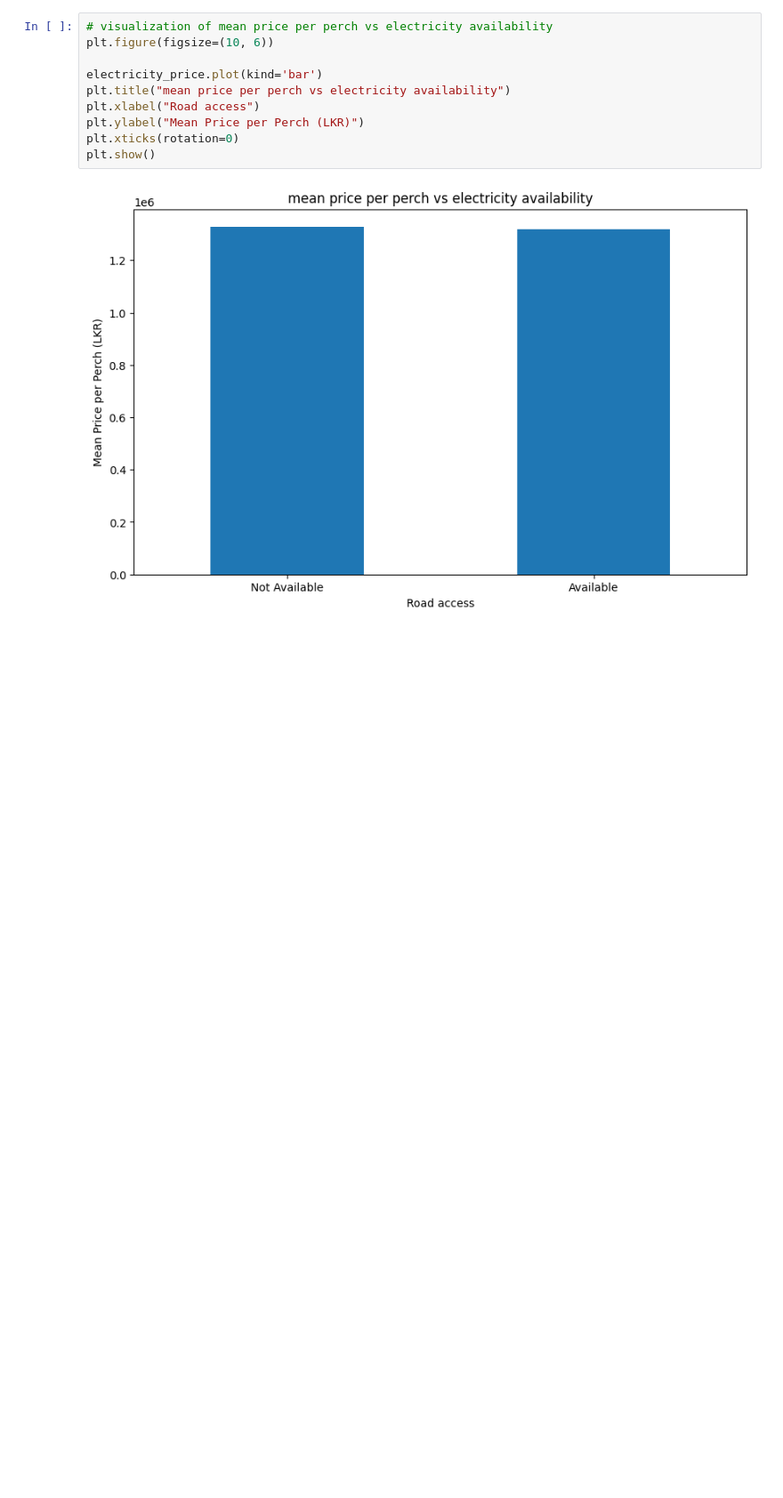
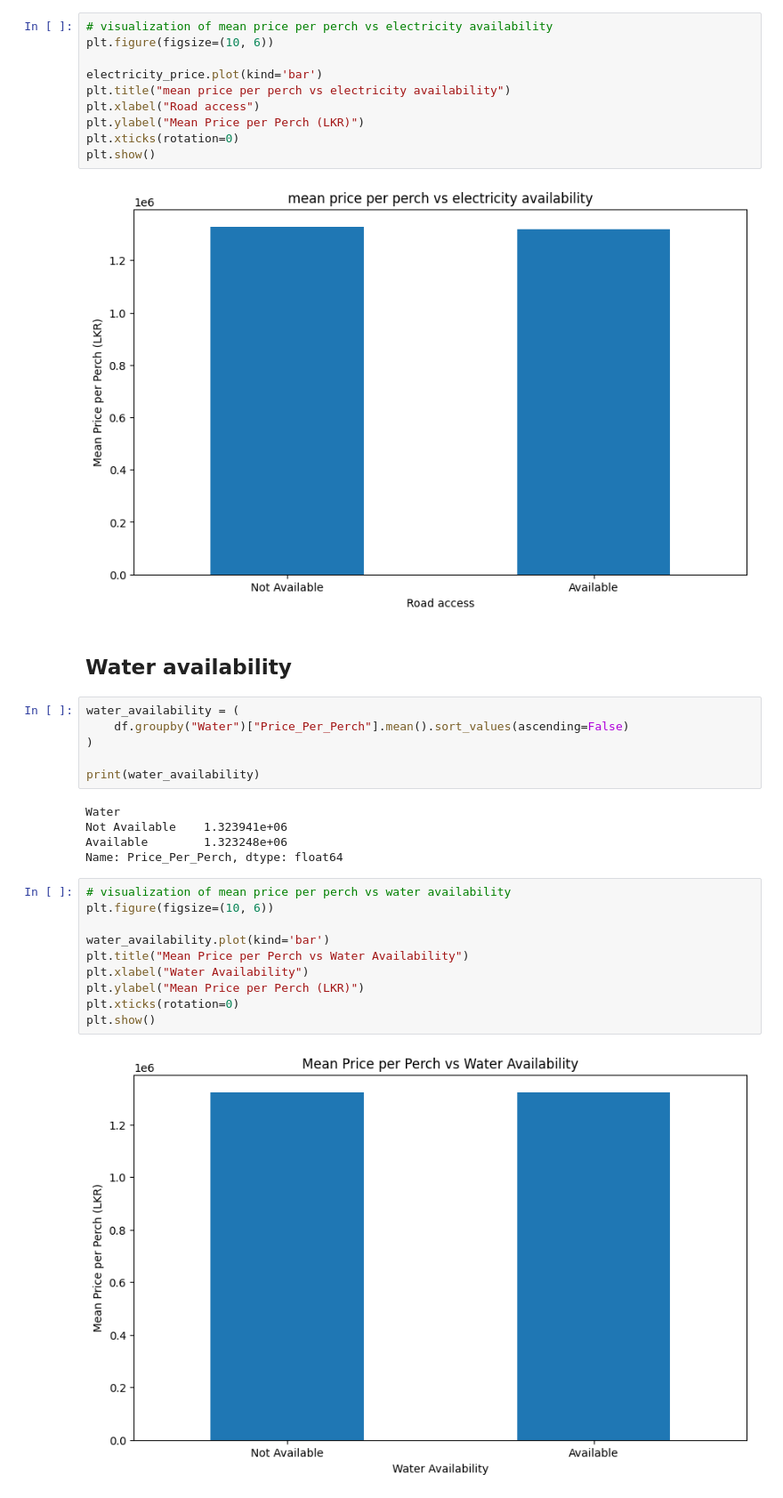
Before and after one commit to DhaneeraDulvanya/Sri-Lankan-Land-Price-Prediction-and-Real-Estate-Market-Analysis-System, a Jupyter notebook: notebooks/01_data_understandings.ipynb, the cells around one changed output. Shown at 89% size. Drawn from its saved outputs; the diff is of its cells as text; blank space fills up the shorter version.

```diff
--- a/notebooks/01_data_understandings.ipynb
+++ b/notebooks/01_data_understandings.ipynb
@@ -385,3 +385,28 @@ plt.xticks(rotation=0)
 plt.show()
 # %% [output]
 [figure]
+# %% [markdown]
+## Water availability
+# %%
+water_availability = (
+    df.groupby("Water")["Price_Per_Perch"].mean().sort_values(ascending=False)
+)
+
+print(water_availability)
+# %% [output]
+Water
+Not Available    1.323941e+06
+Available        1.323248e+06
+Name: Price_Per_Perch, dtype: float64
+# %%
+# visualization of mean price per perch vs water availability
+plt.figure(figsize=(10, 6))
+
+water_availability.plot(kind='bar')
+plt.title("Mean Price per Perch vs Water Availability")
+plt.xlabel("Water Availability")
+plt.ylabel("Mean Price per Perch (LKR)")
+plt.xticks(rotation=0)
+plt.show()
+# %% [output]
+[figure, added]
```
Also changed, not shown: parts of 3 cells of this notebook.
